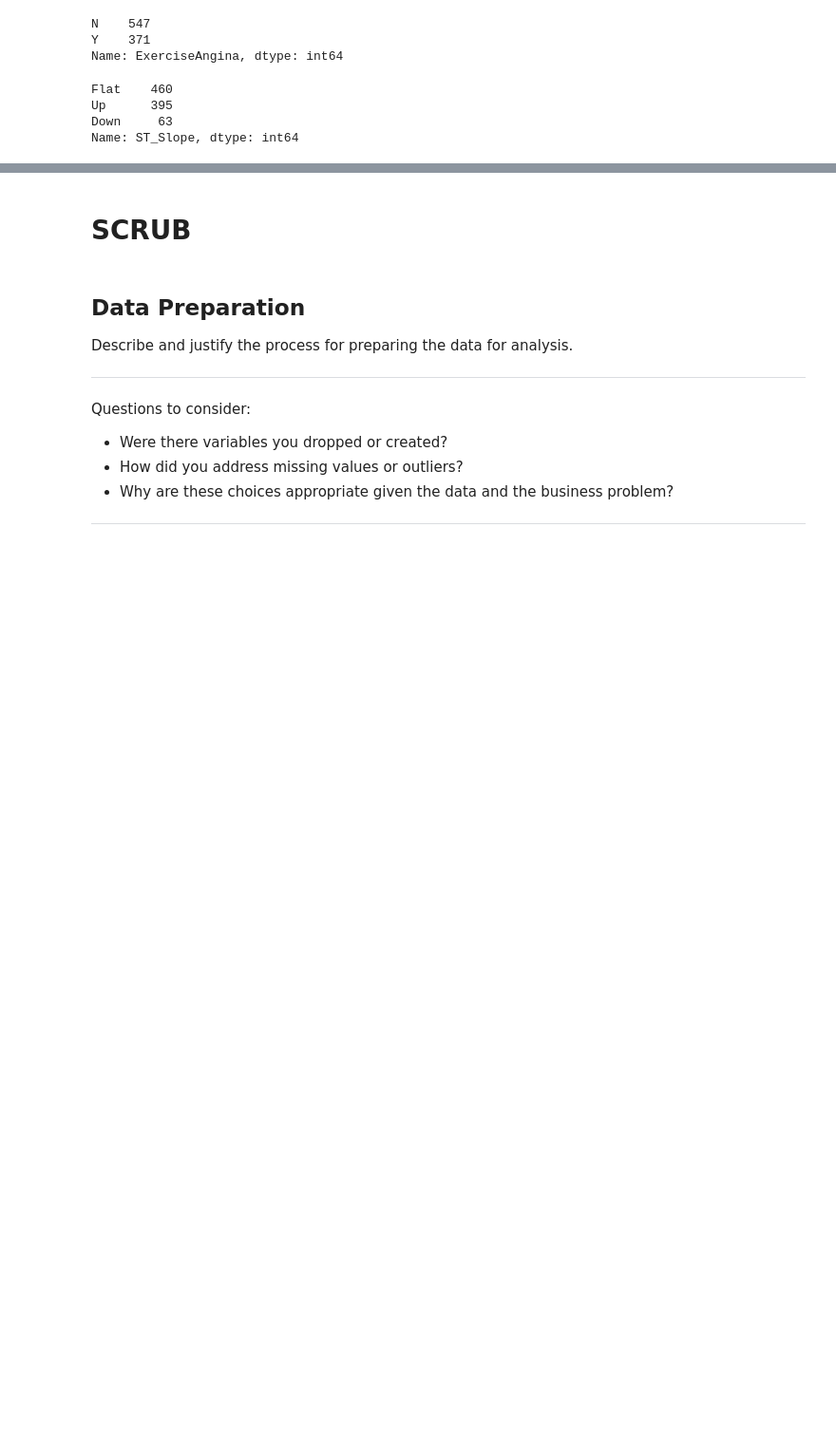
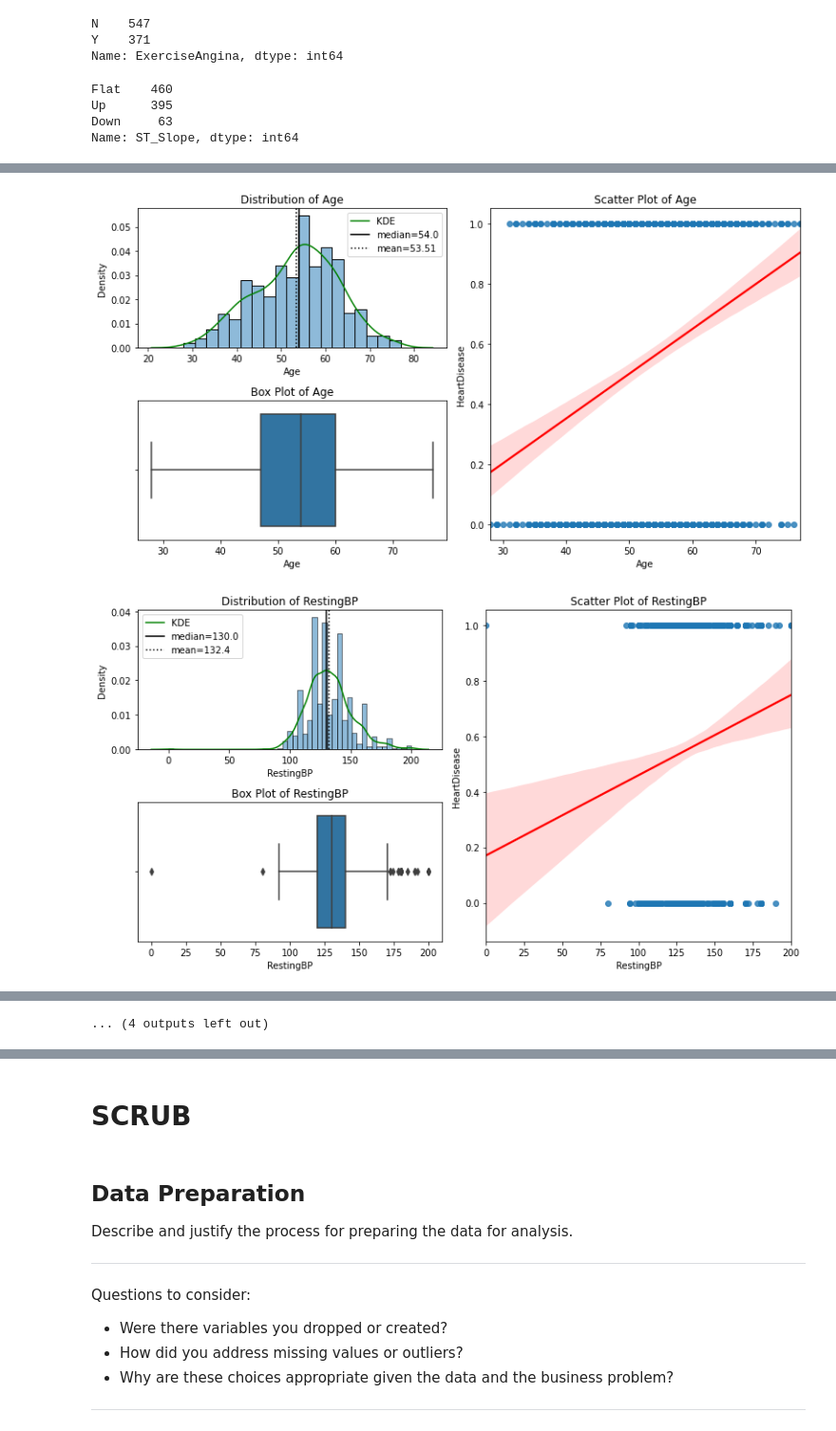
Before and after one commit to ds-leehanjin/heart_failure, a Jupyter notebook: index_OSEMN_plus_mvp.ipynb, the cells around one changed output, grey strips where cells are left out. Shown at 95% size. Drawn from its saved outputs; the diff is of its cells as text; code cells hidden in the pictures; blank space fills up the shorter version.

```diff
--- a/index_OSEMN_plus_mvp.ipynb
+++ b/index_OSEMN_plus_mvp.ipynb
@@ -421,0 +464,7 @@ for col in num_cols:
+# %%
+## Inspect the Value Counts for Each INT Col
+for col in df_model.columns:
+    visual_eda(df_model, 'HeartDisease', col)
+# %% [output]
+[figure, added]
+[figure, added]
@@ -422 +481,2 @@ for col in num_cols:
+... (4 outputs left out)
 # %%
```
Also changed, not shown: parts of 7 cells of this notebook.
